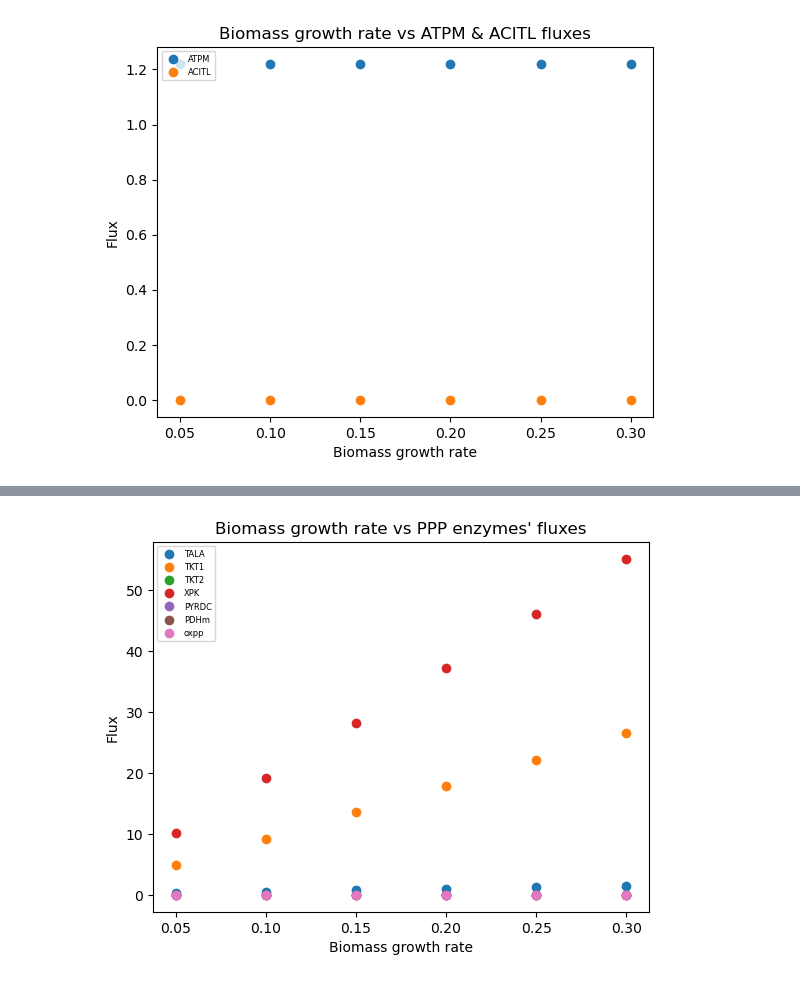
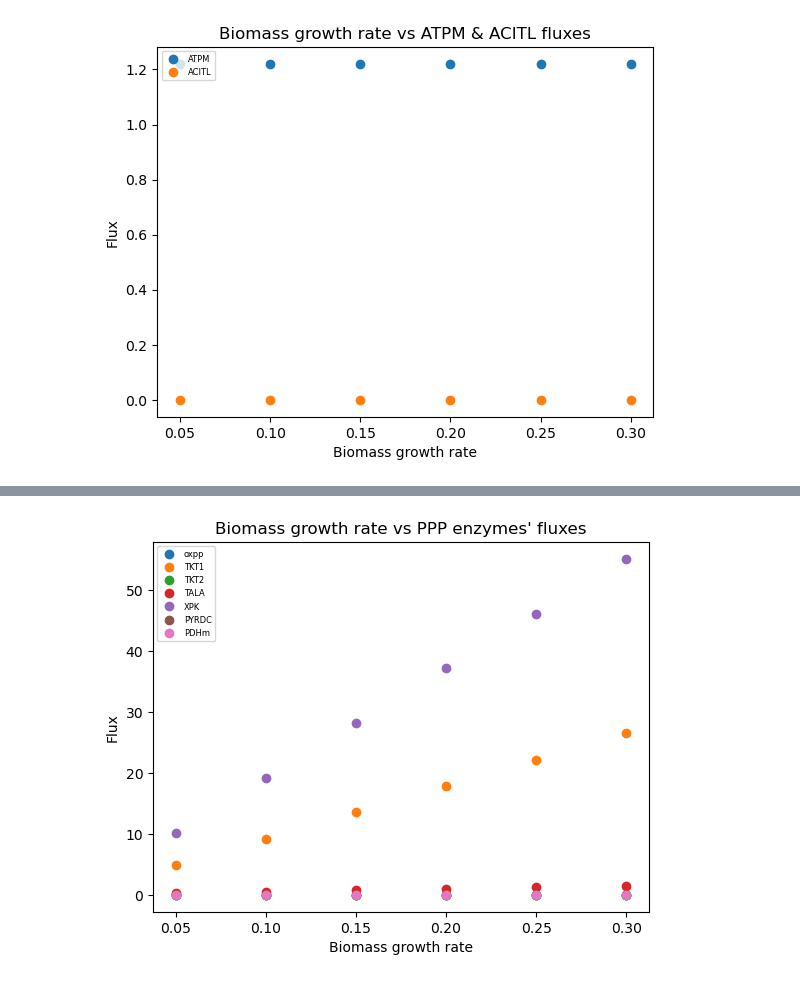
Before and after one commit to maivehanni/BSc_thesis, a Jupyter notebook: Python_scripts/PPPfluxes.ipynb, the cells around one changed output, grey strips where cells are left out. Saved outputs shown, nothing was run; the diff lists cells and outputs as text; code cells hidden in the pictures.

```diff
--- a/Python_scripts/PPPfluxes.ipynb
+++ b/Python_scripts/PPPfluxes.ipynb
@@ -100,6 +97,6 @@ plt.show()
 # add phosphoketolase 'XPK', pyruvate decarboxylase 'PYRDC', pyruvate dehydrogenase 'PDHm'
 
 GR_range= [0.05, 0.10, 0.15, 0.20, 0.25, 0.30]
-enzymes = ['TALA', 'TKT1', 'TKT2', 'RPI', 'G6PDH2rp', 'GND','PGLp','XPK','PYRDC','PDHm']
-PPP_enzymes_fluxes = fluxes_on_specific_GR(model, GR_range, enzymes)
-# PPP_enzymes_fluxes
+enzymes = ['G6PDH2rp', 'TKT1', 'TKT2', 'TALA', 'XPK','PYRDC','PDHm'] # Jätan välja 'RPI', 'PGLp'ja 'GND'
+PPP_enzymes_fluxes = abs(fluxes_on_specific_GR(model, GR_range, enzymes))
+PPP_enzymes_fluxes
@@ -106,7 +110,0 @@ PPP_enzymes_fluxes = fluxes_on_specific_GR(model, GR_range, enzymes)
-# %%
-# Add the values together that are the same - oxpp> all these four are the same, get their absolute value
-# oxpp
-PPP_enzymes_fluxes['oxpp'] = (PPP_enzymes_fluxes.G6PDH2rp + PPP_enzymes_fluxes.PGLp + PPP_enzymes_fluxes.GND + PPP_enzymes_fluxes.RPI)/4
-PPP_enzymes_fluxes
-# Include only G6PDH2rp in oxpp - its flux should not be 0
-# V]in valja jatta PGLp, GND, RPI
@@ -120,0 +111,4 @@ PPP_enzymes_fluxes
+# %%
+# Change G6PDH2rp column name to oxpp
+PPP_enzymes_fluxes = PPP_enzymes_fluxes.rename(columns = {'G6PDH2rp': 'oxpp'})
+PPP_enzymes_fluxes
@@ -121,18 +123,18 @@ PPP_enzymes_fluxes
 # %%
 # Plot the PPP enzymes fluxes
 
-plt.plot(PPP_enzymes_fluxes['GR'], np.abs(PPP_enzymes_fluxes[['TALA', 'TKT1',	'TKT2',	'XPK','PYRDC','PDHm', 'oxpp']]), 'o', label=['TALA', 'TKT1', 'TKT2','XPK','PYRDC','PDHm', 'oxpp'])
+plt.plot(PPP_enzymes_fluxes['GR'], PPP_enzymes_fluxes[['oxpp', 'TKT1', 'TKT2', 'TALA', 'XPK','PYRDC','PDHm']], 'o', label=['oxpp', 'TKT1', 'TKT2', 'TALA', 'XPK','PYRDC','PDHm'])
 plt.xlabel('Biomass growth rate')
 plt.ylabel('Flux')
 plt.title("Biomass growth rate vs PPP enzymes' fluxes")
 plt.legend(fontsize=6, loc='upper left')
 plt.show()
 
 # exchange_fluxes_all = model.summary().to_frame()
 # exchange_fluxes_all = exchange_fluxes_all[abs(exchange_fluxes_all['flux']) != 0.01]
 # exchange_fluxes_all = exchange_fluxes_all[['metabolite', 'flux']]
 # # exchange_fluxes_all
 # %% [output]
-[figure, old version]
+[figure, new version]
 # %%
 # # Export DataFrames to excel - NB! Will overwrite the pages
```
Also changed, not shown: parts of 6 cells of this notebook, 58 other files.
